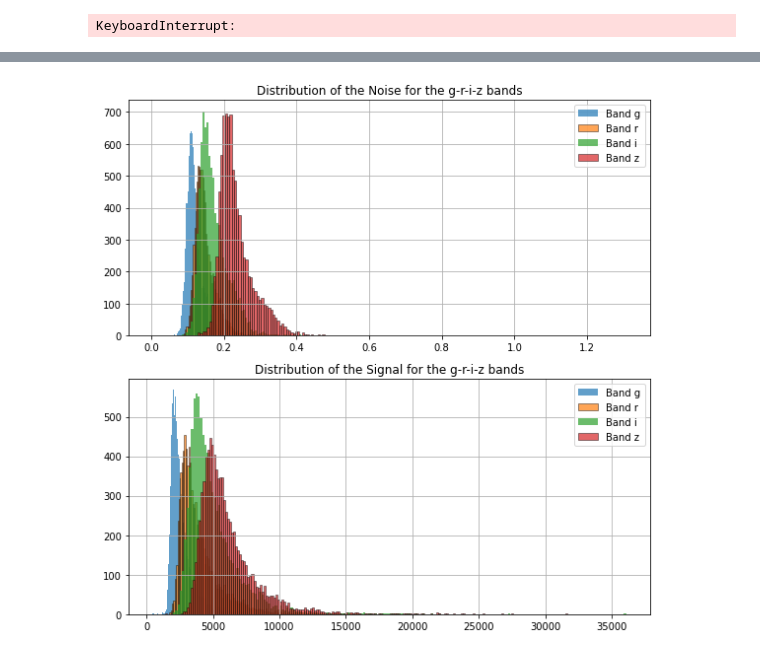
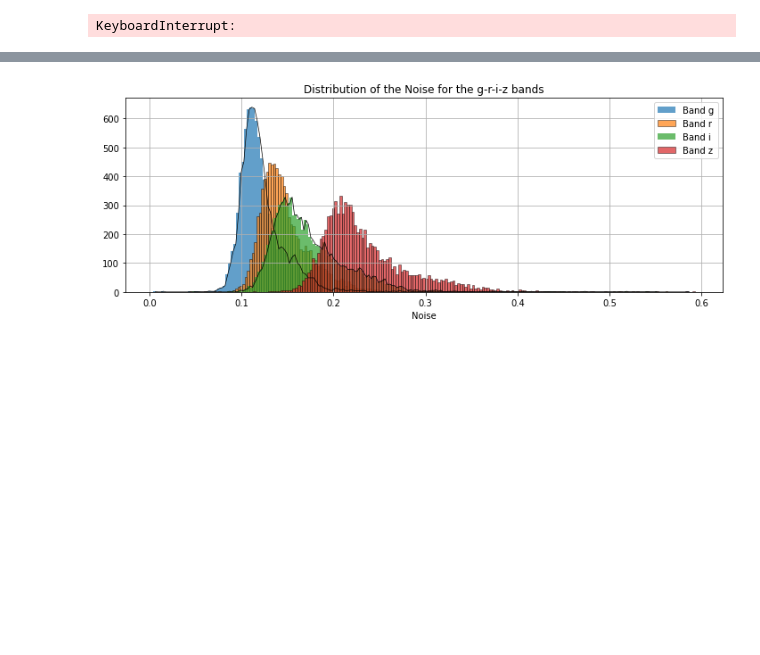
Before and after one commit to matthbatt/Deep-learning-gravitational-lensing, a Jupyter notebook: lensing_UNet_ResNet.ipynb, the cells around one changed output, grey strips where cells are left out. Drawn from its saved outputs; the diff is of its cells as text; code cells hidden in the pictures; blank space fills up the shorter version.

```diff
--- a/lensing_UNet_ResNet.ipynb
+++ b/lensing_UNet_ResNet.ipynb
@@ -356,7 +356,7 @@ device = torch.device("cuda" if torch.cuda.is_available() else "cpu")
 model = model.to(device)
 optimizer = optim.Adam(model.parameters(), lr=1e-5)
 
-checkpoint = torch.load(f"{model.model_name}_10.pth", map_location=device)
+checkpoint = torch.load(f"{model.model_name}_12.pth", map_location=device)
 
 model.load_state_dict(checkpoint["model"])
 optimizer.load_state_dict(checkpoint["optimizer"])
@@ -476,7 +476,7 @@ with torch.no_grad():
         signal_batch = out_lens.sum(dim=(-1, -2))
         Signal_p.append(signal_batch.cpu())
 
-        signal_batch = xb.sum(dim=(-1, -2))
+        signal_batch = xout.sum(dim=(-1, -2))
         Signal_t.append(signal_batch.cpu())
 
 # concatenate all batches
@@ -548,48 +548,87 @@ plt.show()
 # %%
-fig, axis = plt.subplots(2,1, figsize = (8,8))
+fig, axis = plt.subplots(1,1, figsize = (12,4))
 bandes = ['g', 'r', 'i', 'z']
 
-ax = axis[0]
-ax.hist(Noise_t[:,0], bins= 200, label = f'Band {bandes[0]}', alpha = 0.7)#, log = True)
-ax.hist(Noise_t[:,1], bins= 200, label = f'Band {bandes[1]}', alpha = 0.7, edgecolor = 'black', linewidth = 0.6)
-ax.hist(Noise_t[:,2], bins= 200, label = f'Band {bandes[2]}', alpha = 0.7)
-ax.hist(Noise_t[:,3], bins= 200, label = f'Band {bandes[3]}', alpha = 0.7, edgecolor = 'black', linewidth = 0.6)
+ax = axis
+counts, bins, _ = ax.hist(Noise_t[:,0][Noise_t[:,0] < 0.6], bins=200, alpha=0.7, label = f'Band {bandes[0]}')
+ax.plot(bins[1:], counts, color='black', linewidth=0.7)
+ax.hist(Noise_t[:,1][Noise_t[:,1] < 0.6], bins= 200, label = f'Band {bandes[1]}', alpha = 0.7, edgecolor = 'black', linewidth = 0.6)
+counts, bins, _ = ax.hist(Noise_t[:,2][Noise_t[:,2] < 0.6], bins=200, alpha=0.7, label = f'Band {bandes[2]}')
+ax.plot(bins[1:], counts, color='black', linewidth=0.7)
+ax.hist(Noise_t[:,3][Noise_t[:,3] < 0.6], bins= 200, label = f'Band {bandes[3]}', alpha = 0.7, edgecolor = 'black', linewidth = 0.6)
 ax.set_title(f"Distribution of the Noise for the g-r-i-z bands")
 ax.grid(True)
+ax.set_xlabel('Noise')
+ax.legend()
+plt.show()
+
+# ax = axis[1]
+# counts, bins, _ = ax.hist(Signal_t[:,0][Signal_t[:,0] < 1500], bins=200, alpha=0.7, label = f'Band {bandes[0]}')
+# ax.plot(bins[1:], counts, color='black', linewidth=0.7)
+# ax.hist(Signal_t[:,1][Signal_t[:,1] < 1500], bins= 200, label = f'Band {bandes[1]}', alpha = 0.7, edgecolor = 'black', linewidth = 0.6)
+# counts, bins, _ = ax.hist(Signal_t[:,2][Signal_t[:,2] < 1500], bins=200, alpha=0.7, label = f'Band {bandes[2]}')
+# ax.plot(bins[1:], counts, color='black', linewidth=0.7)
+# ax.hist(Signal_t[:,3][Signal_t[:,3] < 1500], bins= 200, label = f'Band {bandes[3]}', alpha = 0.7, edgecolor = 'black', linewidth = 0.6)
+# ax.set_title(f"Distribution of the Signal for the g-r-i-z bands")
+# ax.grid(True)
+# ax.set_xlabel('Signal')
+# ax.legend()
+# plt.tight_layout()
+# # plt.savefig("/net/CLUSTER/VAULT/users/mbatt/gravitational_lensing/plots/noise_and_signal.png", dpi=300, bbox_inches="tight")
+# plt.show()
+
+fig, axis = plt.subplots(1,2, figsize = (12,4))
+ax = axis[0]
+counts, bins, _ = ax.hist(Signal_t[:,0][Signal_t[:,0] < 1500], bins=100, alpha=0.7, label = f'Band {bandes[0]}')
+ax.plot(bins[1:], counts, color='black', linewidth=0.7)
+ax.hist(Signal_t[:,3][Signal_t[:,3] < 1500], bins= 100, label = f'Band {bandes[3]}', alpha = 0.7, edgecolor = 'black', linewidth = 0.6)
+ax.grid(True)
+ax.set_xlabel('Signal')
 ax.legend()
 
 ax = axis[1]
-ax.hist(Signal_t[:,0], bins= 200, label = f'Band {bandes[0]}', alpha = 0.7)#, log = True)
-ax.hist(Signal_t[:,1], bins= 200, label = f'Band {bandes[1]}', alpha = 0.7, edgecolor = 'black', linewidth = 0.6)
-ax.hist(Signal_t[:,2], bins= 200, label = f'Band {bandes[2]}', alpha = 0.7)
-ax.hist(Signal_t[:,3], bins= 200, label = f'Band {bandes[3]}', alpha = 0.7, edgecolor = 'black', linewidth = 0.6)
-ax.set_title(f"Distribution of the Signal for the g-r-i-z bands")
+# counts, bins, _ = ax.hist(Ratio_t[:,2][Ratio_t[:,2] < 80000],color = '#2ca02c', bins=200, alpha=0.7, label = f'Band {bandes[2]}')
+# ax.plot(bins[:-1], counts, color='black', linewidth=0.7)
+ax.hist(Signal_t[:,1][Signal_t[:,1] < 1500], bins= 100, color = '#2ca02c', label = f'Band {bandes[1]}', alpha = 0.7, edgecolor = 'black', linewidth = 0.6)
+
+# ax.hist(Ratio_t[:,3][Ratio_t[:,3] < 80000], bins= 100, color = '#d62728', label = f'Band {bandes[3]}')#, alpha = 0.7, edgecolor = 'black', linewidth = 0.6)
+counts, bins, _ = ax.hist(Signal_t[:,2][Signal_t[:,2] < 1500],color = '#d62728', bins=100, alpha=0.7, label = f'Band {bandes[2]}')
+ax.plot(bins[1:], counts, color='black', linewidth=0.7)
 ax.grid(True)
+ax.set_xlabel('Signal')
 ax.legend()
+
+fig.suptitle("Distribution of the Signal for the g-r-i-z bands",
+             fontsize=14, y=1.02)
 plt.tight_layout()
+# plt.savefig("/net/CLUSTER/VAULT/users/mbatt/gravitational_lensing/plots/sn_ratio.png", dpi=300, bbox_inches="tight")
 plt.show()
 
-fig, axis = plt.subplots(1,2, figsize = (8,4))
+fig, axis = plt.subplots(1,2, figsize = (12,4))
 ax = axis[0]
-ax.hist(Ratio_t[:,0][Ratio_t[:,0] < 80000], bins= 100, label = f'Band {bandes[0]}', alpha = 0.7)#, edgecolor = 'black', linewidth = 0.6)#, log = True)
-ax.hist(Ratio_t[:,1][Ratio_t[:,1] < 80000], bins= 100, label = f'Band {bandes[1]}', alpha = 0.7, edgecolor = 'black', linewidth = 0.6)
-# ax.set_title(f"Distribution of the SN Ratio for the g-r bands")
+counts, bins, _ = ax.hist(Ratio_t[:,0][Ratio_t[:,0] < 10000], bins=100, alpha=0.7, label = f'Band {bandes[0]}')
+ax.plot(bins[1:], counts, color='black', linewidth=0.7)
+ax.hist(Ratio_t[:,3][Ratio_t[:,3] < 10000], bins= 100, label = f'Band {bandes[3]}', alpha = 0.7, edgecolor = 'black', linewidth = 0.6)
 ax.grid(True)
+ax.set_xlabel('SN Ratio')
 ax.legend()
-# counts, bins, _ = ax.hist(Ratio_t[:,1], bins=200, alpha=0.7)
-# ax.plot(bins[:-1], counts, color='black', linewidth=0.7, label = f'Band {bandes[1]}')
 
 ax = axis[1]
-ax.hist(Ratio_t[:,2][Ratio_t[:,2] < 80000], bins= 100, color = '#2ca02c', label = f'Band {bandes[2]}', alpha = 0.7, edgecolor = 'black', linewidth = 0.3)
-ax.hist(Ratio_t[:,3][Ratio_t[:,3] < 80000], bins= 100, color = '#d62728', label = f'Band {bandes[3]}', alpha = 0.7)
-# ax.set_title(f"Distribution of the SN Ratio for the i-z bands")
+# counts, bins, _ = ax.hist(Ratio_t[:,2][Ratio_t[:,2] < 80000],color = '#2ca02c', bins=200, alpha=0.7, label = f'Band {bandes[2]}')
+# ax.plot(bins[:-1], counts, color='black', linewidth=0.7)
+ax.hist(Ratio_t[:,2][Ratio_t[:,2] < 10000], bins= 100, color = '#2ca02c', label = f'Band {bandes[2]}', alpha = 0.7, edgecolor = 'black', linewidth = 0.6)
+
+# ax.hist(Ratio_t[:,][Ratio_t[:,3] < 80000], bins= 100, color = '#d62728', label = f'Band {bandes[3]}')#, alpha = 0.7, edgecolor = 'black', linewidth = 0.6)
+counts, bins, _ = ax.hist(Ratio_t[:,1][Ratio_t[:,1] < 10000],color = '#d62728', bins=100, alpha=0.7, label = f'Band {bandes[1]}')
+ax.plot(bins[1:], counts, color='black', linewidth=0.7)
 ax.grid(True)
+ax.set_xlabel('SN Ratio')
 ax.legend()
 
-# counts, bins, _ = ax.hist(Ratio_t[:,3], bins=200, alpha=0.7)
-# ax.plot(bins[:-1], counts, color='black', linewidth=0.7, label = f'Band {bandes[3]}')
-plt.title(f"Distribution of the SN Ratio for the g-r-i-z bands")
+fig.suptitle("Distribution of the SN Ratio for the g-r-i-z bands",
+             fontsize=14, y=1.02)
 plt.tight_layout()
+# plt.savefig("/net/CLUSTER/VAULT/users/mbatt/gravitational_lensing/plots/sn_ratio.png", dpi=300, bbox_inches="tight")
 plt.show()
 # %% [output]
-[figure, old version]
+[figure, new version]
```
Also changed, not shown: parts of 18 cells of this notebook, 6 other files.
